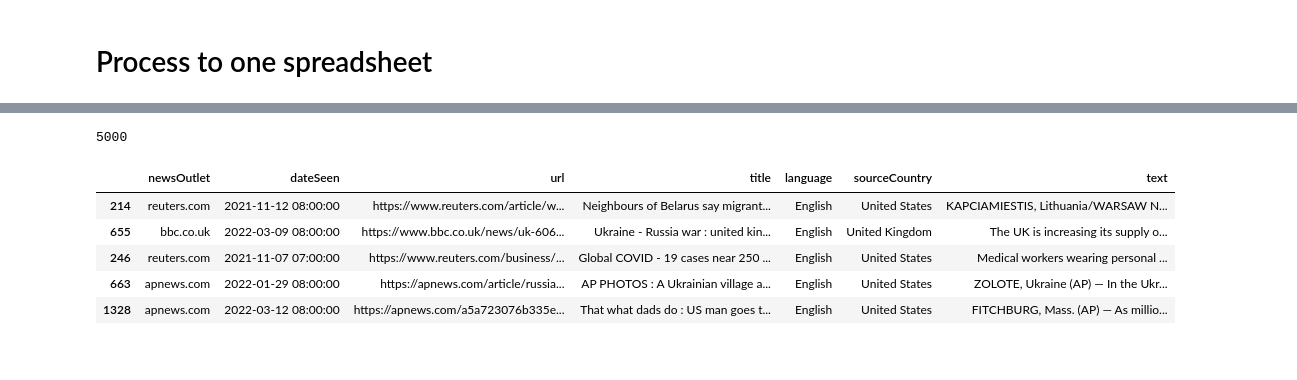
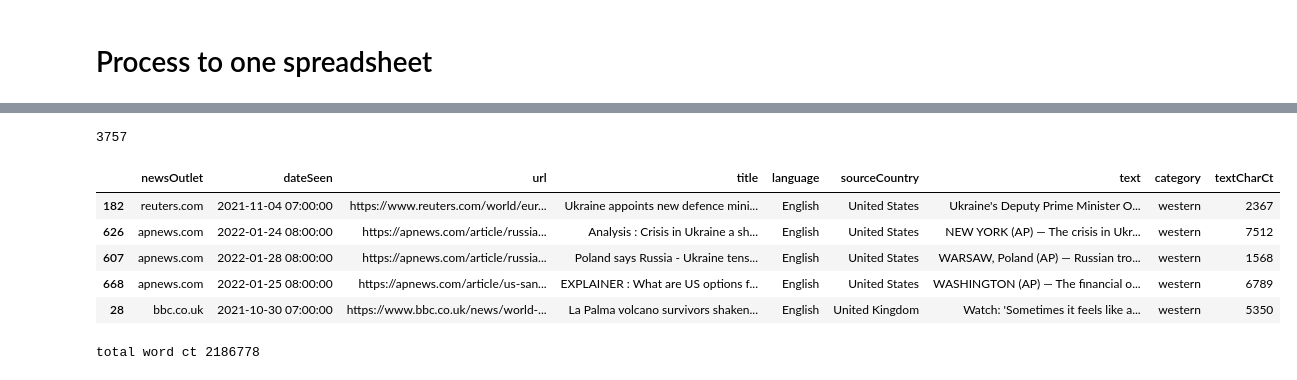
Before and after one commit to eelegiap/ukraine-media-CSLI, a Jupyter notebook: convertExcels.ipynb, the cells around one changed output, grey strips where cells are left out. Cells and saved outputs as stored; diff of their text form; code cells hidden in the pictures.

```diff
--- a/convertExcels.ipynb
+++ b/convertExcels.ipynb
@@ -11,11 +11,13 @@ import matplotlib.pyplot as plt
 # Process to one spreadsheet
 # %%
 dfs = dict()
-path = 'data/projectData/'
+path = 'data/'
 for file in os.listdir(path):
     if file[0] != '.':
         df = pd.read_excel(f'{path}{file}', index_col=0)
         df['dateSeen'] = pd.to_datetime(df['dateSeen'], unit='s', utc=True).dt.tz_localize(None)
+        df = df[df['text'].apply(lambda x: isinstance(x, str) and 'ukrain' in x.lower())]
+        df = df[df['dateSeen'].apply(lambda x: x <= pd.Timestamp(2022, 2, 23))]
         print(file, len(df))
         dfs[file] = df
 # %% [output]
@@ -28,6 +30,8 @@ tass.com_07-14-2022_trial.xlsx 1952
 westernDfs = pd.concat([dfs['apnews.com_07-17-2022_trial.xlsx'],dfs['reuters.com_07-15-2022_trial.xlsx'],dfs['bbc.co.uk_07-15-2022_trial.xlsx']])
 print('initial', len(westernDfs))
 westernDfs = westernDfs[westernDfs['text'].apply(lambda x: isinstance(x, str))]
+westernDfs['category']= 'western'
+westernDfs['textCharCt'] = westernDfs.apply(lambda x: len(x['text']),axis=1)
 print('type text string', len(westernDfs))
 westernDfs.tail()
 # %% [output]
@@ -42,7 +46,15 @@ type text string 2667
 # %%
 russianDfs = pd.concat([dfs['sputniknews.com_07-14-2022_trial.xlsx'],dfs['tass.com_07-14-2022_trial.xlsx']])
+
 print('all types', len(russianDfs))
+
 russianDfs = russianDfs[russianDfs['text'].apply(lambda x: isinstance(x, str))]
+russianDfs['category']= 'russian'
+
+russianDfs['textCharCt'] = russianDfs.apply(lambda x: len(x['text']),axis=1)
+russianDfs = russianDfs.sort_values(by='textCharCt',ascending=False)
+
 print('type text string', len(russianDfs))
-russianDfs.tail()
+
+russianDfs.head()
 # %% [output]
@@ -57,13 +96,21 @@ type text string 3344
 # %%
-result = pd.concat([westernDfs.sample(n=2500), russianDfs.sample(n=2500)])
+result = pd.concat([westernDfs.sample(n=1877,random_state=1), russianDfs[:1880]])
 print(len(result))
 result.head()
 # %% [output]
-5000
+3757
-|  | newsOutlet | dateSeen | url | title | language | sourceCountry | text |
-| 214 | reuters.com | 2021-11-12 08:00:00 | https://www.reuters.com/article/w... | Neighbours of Belarus say migrant... | English | United States | KAPCIAMIESTIS, Lithuania/WARSAW N... |
-| 655 | bbc.co.uk | 2022-03-09 08:00:00 | https://www.bbc.co.uk/news/uk-606... | Ukraine - Russia war : united kin... | English | United Kingdom | The UK is increasing its supply o... |
-| 246 | reuters.com | 2021-11-07 07:00:00 | https://www.reuters.com/business/... | Global COVID - 19 cases near 250 ... | English | United States | Medical workers wearing personal ... |
-| 663 | apnews.com | 2022-01-29 08:00:00 | https://apnews.com/article/russia... | AP PHOTOS : A Ukrainian village a... | English | United States | ZOLOTE, Ukraine (AP) — In the Ukr... |
-| 1328 | apnews.com | 2022-03-12 08:00:00 | https://apnews.com/a5a723076b335e... | That what dads do : US man goes t... | English | United States | FITCHBURG, Mass. (AP) — As millio... |
+|  | newsOutlet | dateSeen | url | title | language | sourceCountry | text | category | textCharCt |
+| 182 | reuters.com | 2021-11-04 07:00:00 | https://www.reuters.com/world/eur... | Ukraine appoints new defence mini... | English | United States | Ukraine's Deputy Prime Minister O... | western | 2367 |
+| 626 | apnews.com | 2022-01-24 08:00:00 | https://apnews.com/article/russia... | Analysis : Crisis in Ukraine a sh... | English | United States | NEW YORK (AP) — The crisis in Ukr... | western | 7512 |
+| 607 | apnews.com | 2022-01-28 08:00:00 | https://apnews.com/article/russia... | Poland says Russia - Ukraine tens... | English | United States | WARSAW, Poland (AP) — Russian tro... | western | 1568 |
+| 668 | apnews.com | 2022-01-25 08:00:00 | https://apnews.com/article/us-san... | EXPLAINER : What are US options f... | English | United States | WASHINGTON (AP) — The financial o... | western | 6789 |
+| 28 | bbc.co.uk | 2021-10-30 07:00:00 | https://www.bbc.co.uk/news/world-... | La Palma volcano survivors shaken... | English | United Kingdom | Watch: 'Sometimes it feels like a... | western | 5350 |
+# %%
+# get estimated word count
+wordCt = 0
+for rec in result.to_records('dict'):
+    wordCt += len(rec['text'].split(' '))
+print('total word ct', wordCt)
+# %% [output]
+total word ct 2186778
 # %%
```
Also changed, not shown: parts of 19 cells of this notebook, 33 other files.
